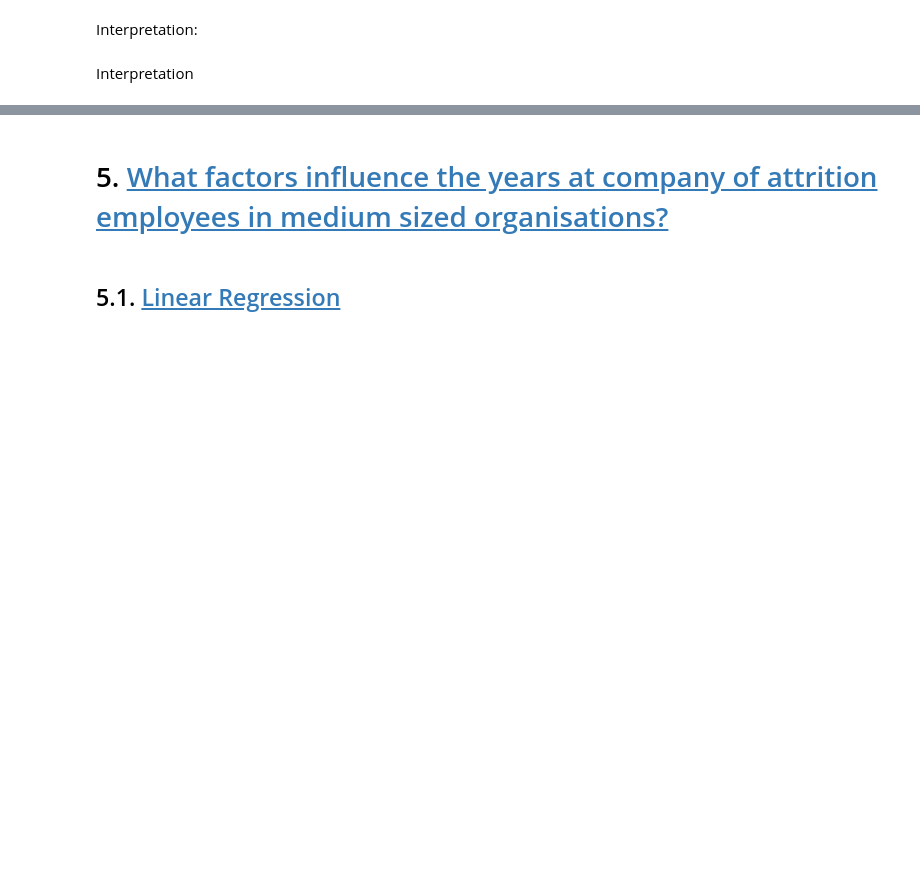
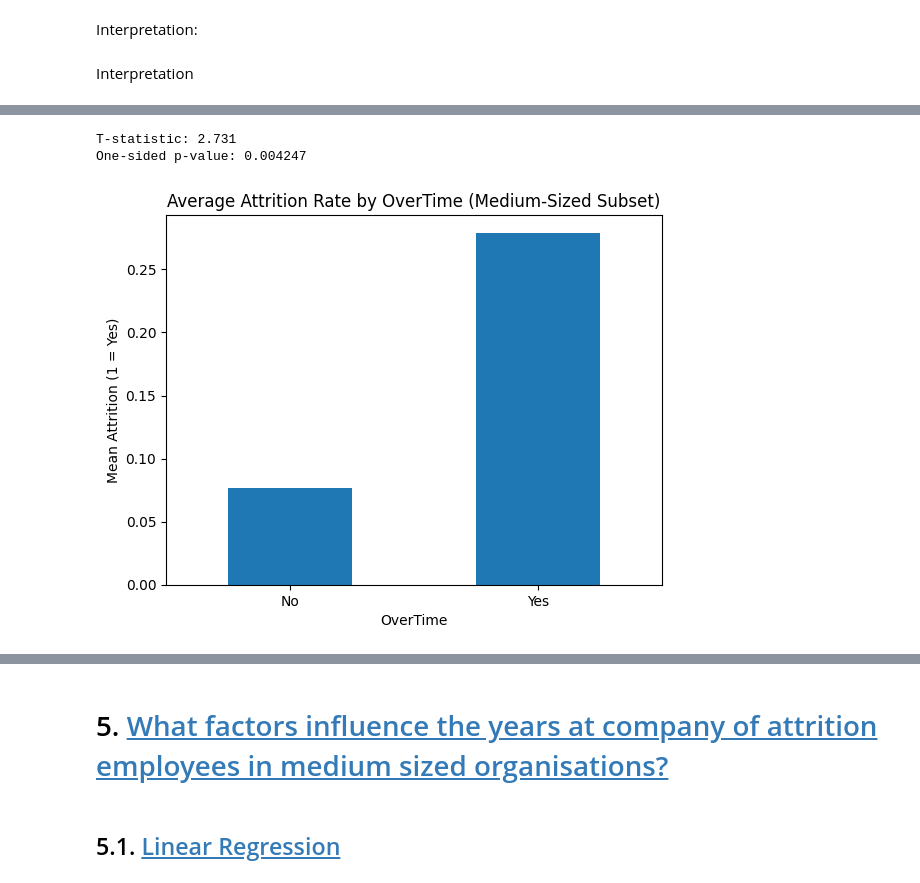
Before and after one commit to Niklasjkd/Assignment-B15, a Jupyter notebook: 2766_2526_assignment_1.ipynb, the cells around one changed output, grey strips where cells are left out. Saved outputs shown, nothing was run; the diff lists cells and outputs as text; code cells hidden in the pictures; blank space fills up the shorter version.

```diff
--- a/2766_2526_assignment_1.ipynb
+++ b/2766_2526_assignment_1.ipynb
@@ -373,0 +388,16 @@ Interpretation
+# %%
+import pandas as pd, numpy as np
+import matplotlib.pyplot as plt
+import seaborn as sns
+import scipy.stats as stats
+import statsmodels.api as sm
+from sklearn.metrics import confusion_matrix, accuracy_score, roc_curve, auc
+from sklearn.linear_model import LogisticRegression
+from sklearn.preprocessing import StandardScaler
+
+hr_data_medium_sized = hr_data[(hr_data['EmployeeNumber'] >= 50) & (hr_data['EmployeeNumber'] <= 250)].copy()
+hr_data_medium_sized['Attrition_Flag'] = hr_data_medium_sized['Attrition'].map({'Yes':1, 'No':0})
+hr_data_medium_sized['OverTime_Flag']  = hr_data_medium_sized['OverTime'].map({'Yes':1,'No':0})
+
+print("N (medium-sized subset):", len(hr_data_medium_sized))
+hr_data_medium_sized.head(2)
@@ -373,0 +424,23 @@ Interpretation
+# %%
+sub = hr_data_medium_sized
+
+ot_yes = sub.loc[sub['OverTime']=='Yes', 'Attrition_Flag']
+ot_no  = sub.loc[sub['OverTime']=='No',  'Attrition_Flag']
+
+t_stat, p_two = stats.ttest_ind(ot_yes, ot_no, equal_var=False)
+# one-sided for H1: mean(OT=Yes) > mean(OT=No)
+p_one = p_two/2 if t_stat > 0 else 1 - p_two/2
+
+print(f"T-statistic: {t_stat:.3f}")
+print(f"One-sided p-value: {p_one:.6f}")
+
+# visual: average attrition by OT
+means = sub.groupby('OverTime')['Attrition_Flag'].mean().reindex(['No','Yes'])
+ax = means.plot(kind='bar')
+ax.set_title("Average Attrition Rate by OverTime (Medium-Sized Subset)")
+ax.set_ylabel("Mean Attrition (1 = Yes)")
+ax.set_xlabel("OverTime"); plt.xticks(rotation=0); plt.show()
+# %% [output]
+T-statistic: 2.731
+One-sided p-value: 0.004247
+[figure, added]
```
Also changed, not shown: parts of 17 cells of this notebook, 1 other file.
